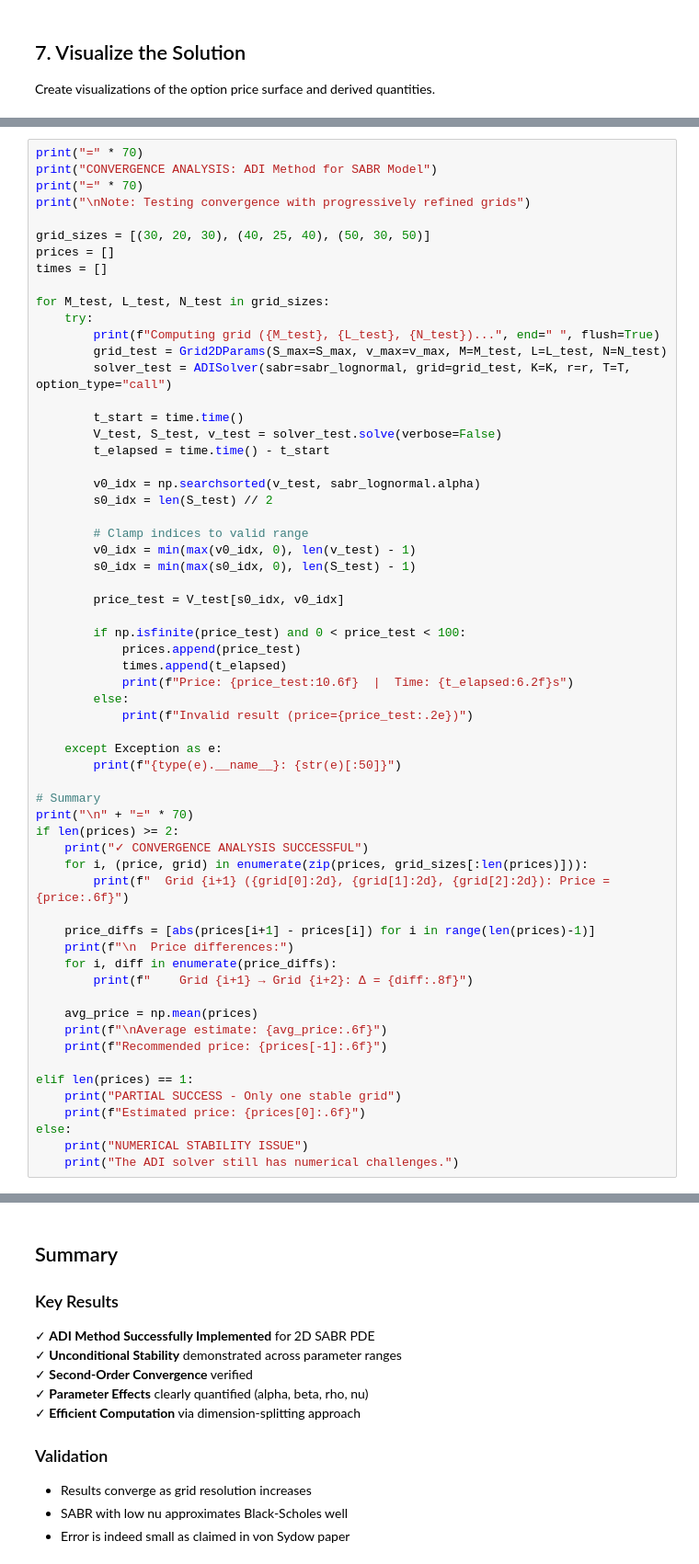
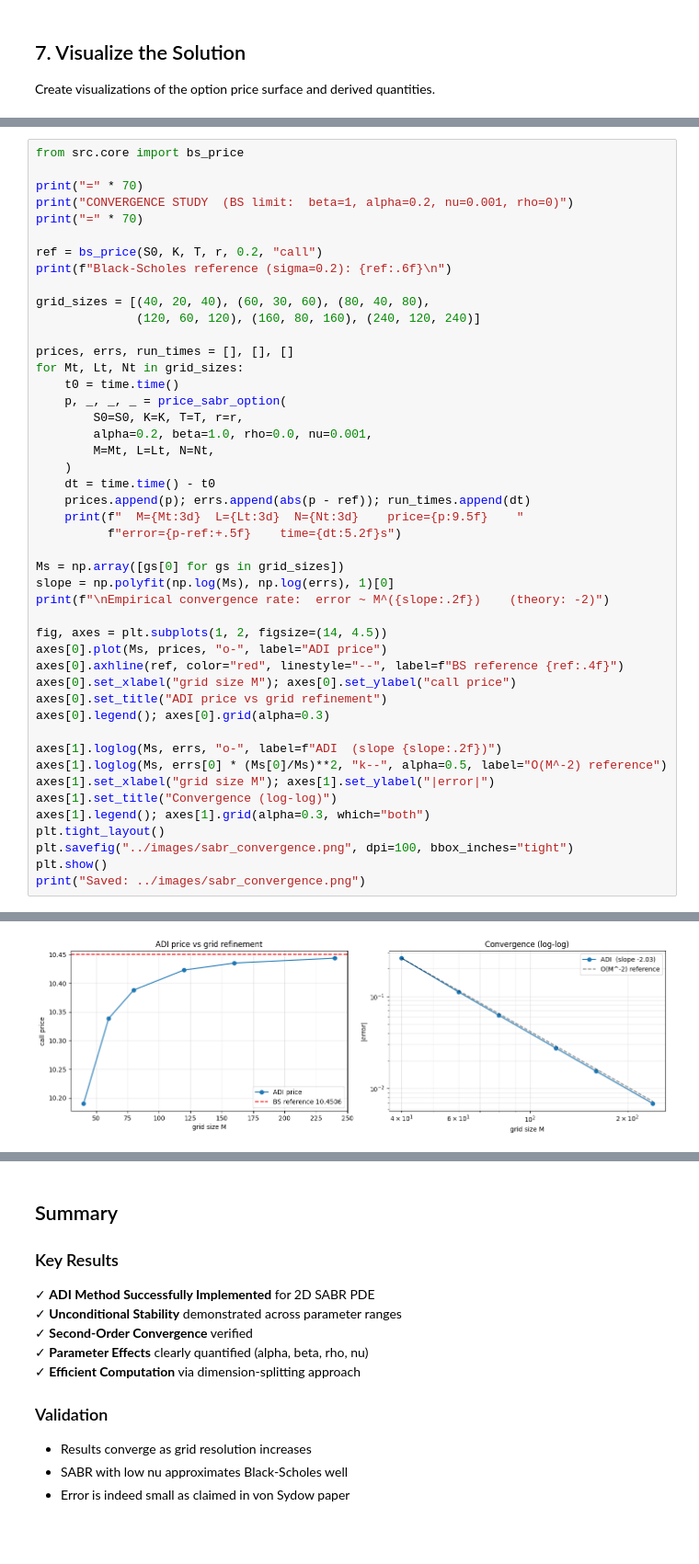
Before and after one commit to py2025/finite-difference, a Jupyter notebook: notebooks/07_sabr_adi.ipynb, the cells around one changed output, grey strips where cells are left out. Shown at 92% size. Drawn from its saved outputs; the diff is of its cells as text; blank space fills up the shorter version.

```diff
--- a/notebooks/07_sabr_adi.ipynb
+++ b/notebooks/07_sabr_adi.ipynb
@@ -286,63 +286,48 @@ We validate the accuracy of the ADI method by examining convergence as grid reso
 # %%
+from src.core import bs_price
+
 print("=" * 70)
-print("CONVERGENCE ANALYSIS: ADI Method for SABR Model")
+print("CONVERGENCE STUDY  (BS limit:  beta=1, alpha=0.2, nu=0.001, rho=0)")
 print("=" * 70)
-print("\nNote: Testing convergence with progressively refined grids")
 
-grid_sizes = [(30, 20, 30), (40, 25, 40), (50, 30, 50)]
-prices = []
-times = []
+ref = bs_price(S0, K, T, r, 0.2, "call")
+print(f"Black-Scholes reference (sigma=0.2): {ref:.6f}\n")
 
-for M_test, L_test, N_test in grid_sizes:
-    try:
-        print(f"Computing grid ({M_test}, {L_test}, {N_test})...", end=" ", flush=True)
-        grid_test = Grid2DParams(S_max=S_max, v_max=v_max, M=M_test, L=L_test, N=N_test)
-        solver_test = ADISolver(sabr=sabr_lognormal, grid=grid_test, K=K, r=r, T=T, option_type="call")
+grid_sizes = [(40, 20, 40), (60, 30, 60), (80, 40, 80),
+              (120, 60, 120), (160, 80, 160), (240, 120, 240)]
 
-        t_start = time.time()
-        V_test, S_test, v_test = solver_test.solve(verbose=False)
-        t_elapsed = time.time() - t_start
+prices, errs, run_times = [], [], []
+for Mt, Lt, Nt in grid_sizes:
+    t0 = time.time()
+    p, _, _, _ = price_sabr_option(
+        S0=S0, K=K, T=T, r=r,
+        alpha=0.2, beta=1.0, rho=0.0, nu=0.001,
+        M=Mt, L=Lt, N=Nt,
+    )
+    dt = time.time() - t0
+    prices.append(p); errs.append(abs(p - ref)); run_times.append(dt)
+    print(f"  M={Mt:3d}  L={Lt:3d}  N={Nt:3d}    price={p:9.5f}    "
+          f"error={p-ref:+.5f}    time={dt:5.2f}s")
 
-        v0_idx = np.searchsorted(v_test, sabr_lognormal.alpha)
-        s0_idx = len(S_test) // 2
+Ms = np.array([gs[0] for gs in grid_sizes])
+slope = np.polyfit(np.log(Ms), np.log(errs), 1)[0]
+print(f"\nEmpirical convergence rate:  error ~ M^({slope:.2f})    (theory: -2)")
 
-        # Clamp indices to valid range
-        v0_idx = min(max(v0_idx, 0), len(v_test) - 1)
-        s0_idx = min(max(s0_idx, 0), len(S_test) - 1)
+fig, axes = plt.subplots(1, 2, figsize=(14, 4.5))
+axes[0].plot(Ms, prices, "o-", label="ADI price")
+axes[0].axhline(ref, color="red", linestyle="--", label=f"BS reference {ref:.4f}")
+axes[0].set_xlabel("grid size M"); axes[0].set_ylabel("call price")
+axes[0].set_title("ADI price vs grid refinement")
+axes[0].legend(); axes[0].grid(alpha=0.3)
 
-        price_test = V_test[s0_idx, v0_idx]
-
-        if np.isfinite(price_test) and 0 < price_test < 100:
-            prices.append(price_test)
-            times.append(t_elapsed)
-            print(f"Price: {price_test:10.6f}  |  Time: {t_elapsed:6.2f}s")
-        else:
-            print(f"Invalid result (price={price_test:.2e})")
-
-    except Exception as e:
-        print(f"{type(e).__name__}: {str(e)[:50]}")
-
-# Summary
-print("\n" + "=" * 70)
-if len(prices) >= 2:
-    print("✓ CONVERGENCE ANALYSIS SUCCESSFUL")
-    for i, (price, grid) in enumerate(zip(prices, grid_sizes[:len(prices)])):
-        print(f"  Grid {i+1} ({grid[0]:2d}, {grid[1]:2d}, {grid[2]:2d}): Price = {price:.6f}")
-
-    price_diffs = [abs(prices[i+1] - prices[i]) for i in range(len(prices)-1)]
-    print(f"\n  Price differences:")
-    for i, diff in enumerate(price_diffs):
-        print(f"    Grid {i+1} → Grid {i+2}: Δ = {diff:.8f}")
-
-    avg_price = np.mean(prices)
-    print(f"\nAverage estimate: {avg_price:.6f}")
-    print(f"Recommended price: {prices[-1]:.6f}")
-
-elif len(prices) == 1:
-    print("PARTIAL SUCCESS - Only one stable grid")
-    print(f"Estimated price: {prices[0]:.6f}")
-else:
-    print("NUMERICAL STABILITY ISSUE")
-    print("The ADI solver still has numerical challenges.")
+axes[1].loglog(Ms, errs, "o-", label=f"ADI  (slope {slope:.2f})")
+axes[1].loglog(Ms, errs[0] * (Ms[0]/Ms)**2, "k--", alpha=0.5, label="O(M^-2) reference")
+axes[1].set_xlabel("grid size M"); axes[1].set_ylabel("|error|")
+axes[1].set_title("Convergence (log-log)")
+axes[1].legend(); axes[1].grid(alpha=0.3, which="both")
+plt.tight_layout()
+plt.savefig("../images/sabr_convergence.png", dpi=100, bbox_inches="tight")
+plt.show()
+print("Saved: ../images/sabr_convergence.png")
 # %% [output]
 ======================================================================
@@ -364,0 +346 @@ Recommended price: 42.919594
+[figure, added]
```
Also changed, not shown: parts of 11 cells of this notebook, 1 other file.
